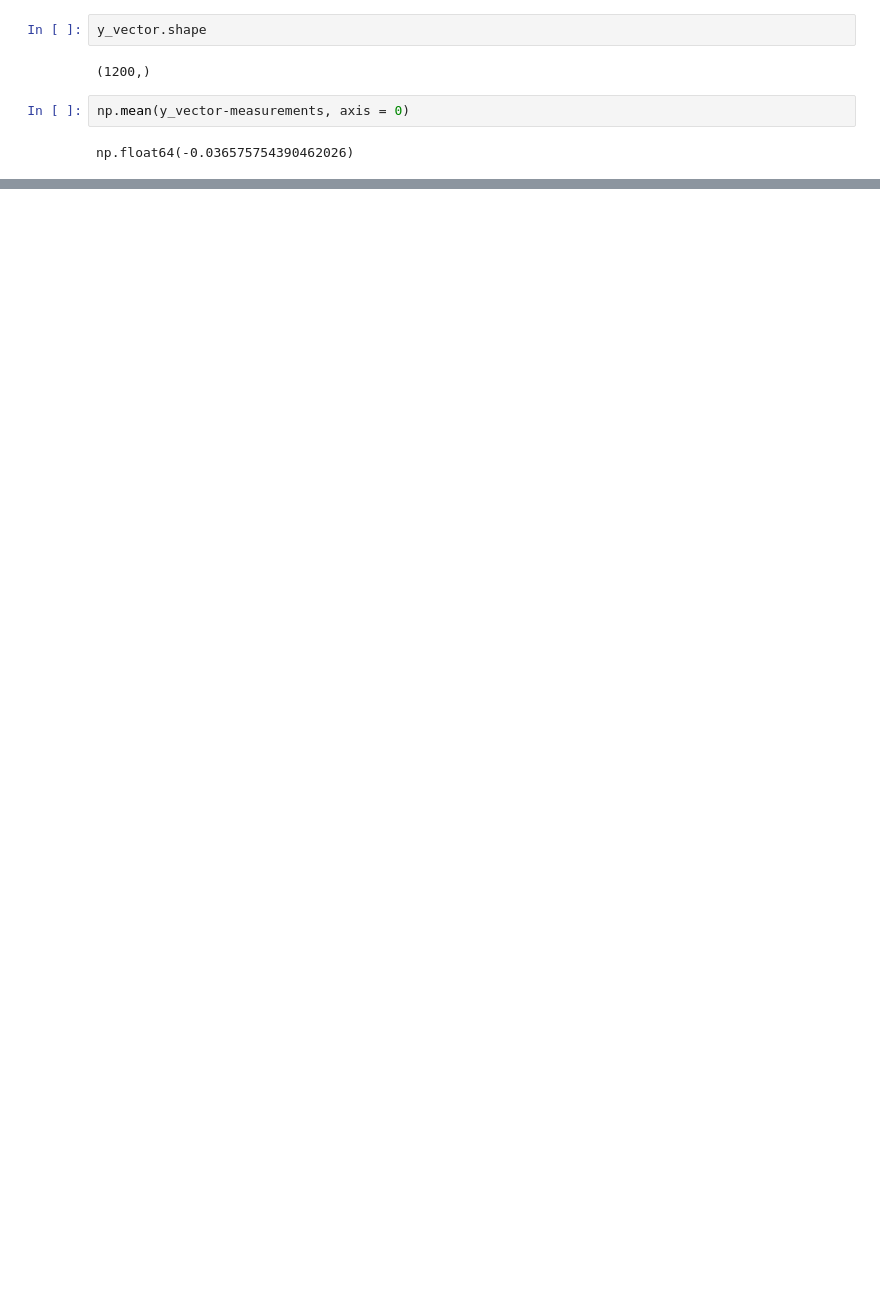
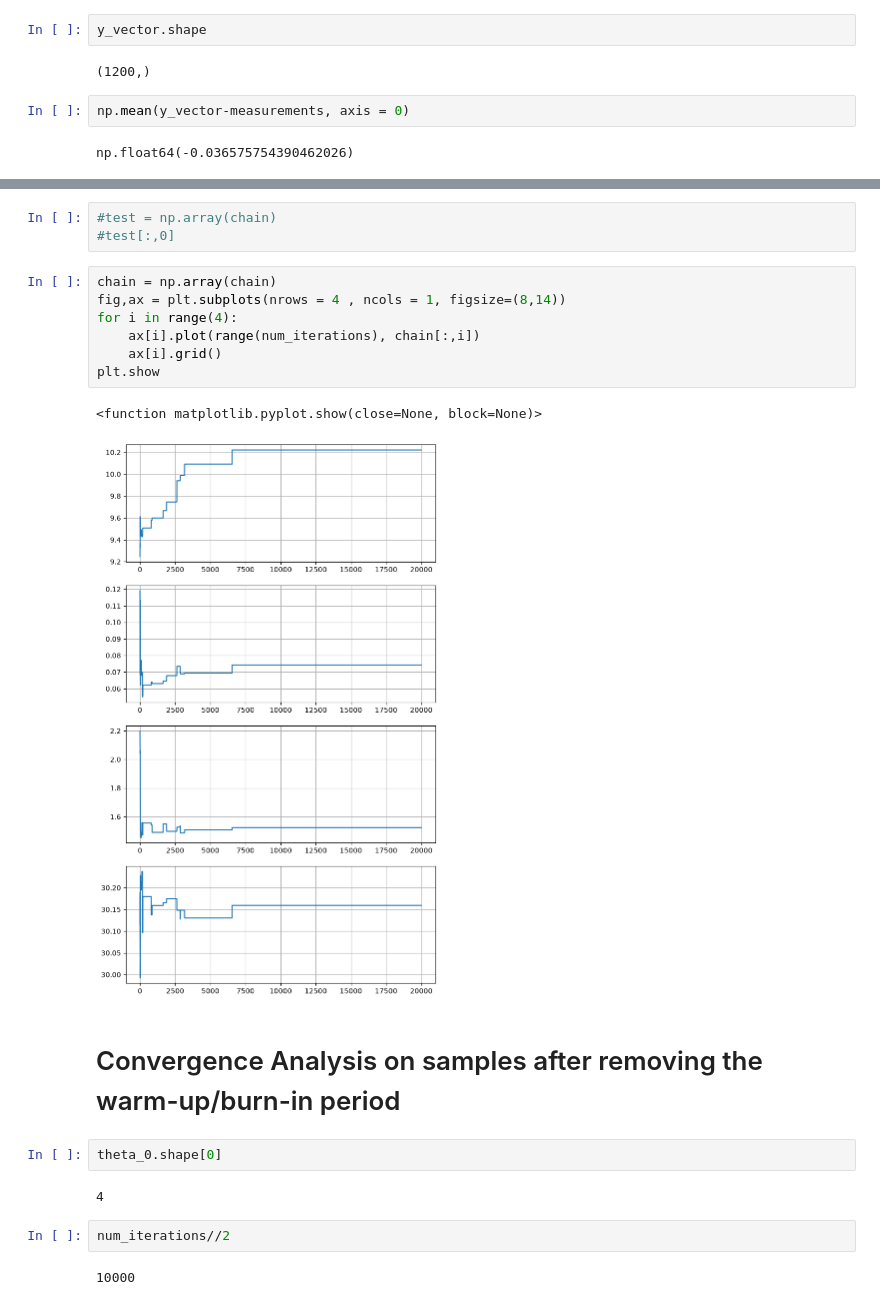
Before and after one commit to 5690-cosh/statistical_inference_exercises, a Jupyter notebook: MH_test1.ipynb, the cells around one changed output, grey strips where cells are left out. Cells and saved outputs as stored; diff of their text form; blank space fills up the shorter version.

Commit message:
multiple chains implemented

```diff
--- a/MH_test1.ipynb
+++ b/MH_test1.ipynb
@@ -226,0 +207,23 @@ plt.show
+# %%
+#test = np.array(chain)
+#test[:,0]
+# %%
+chain = np.array(chain)
+fig,ax = plt.subplots(nrows = 4 , ncols = 1, figsize=(8,14))
+for i in range(4):
+    ax[i].plot(range(num_iterations), chain[:,i])
+    ax[i].grid()
+plt.show
+# %% [output]
+<function matplotlib.pyplot.show(close=None, block=None)>
+[figure, added]
+# %% [markdown]
+# Convergence Analysis on samples after removing the warm-up/burn-in period
+# %%
+theta_0.shape[0]
+# %% [output]
+4
+# %%
+num_iterations//2
+# %% [output]
+10000
```
Also changed, not shown: parts of 19 cells of this notebook, 4 other files.
